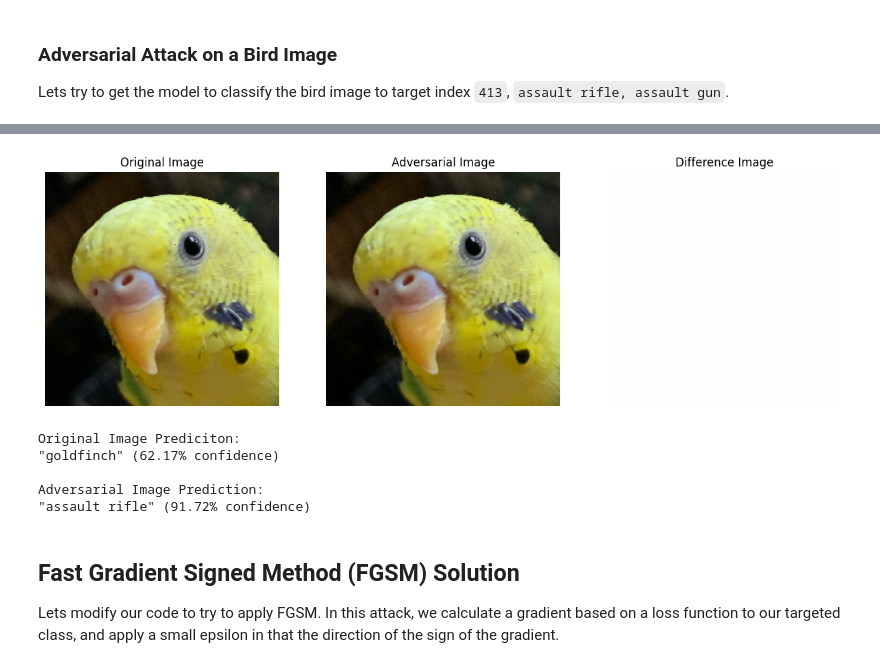
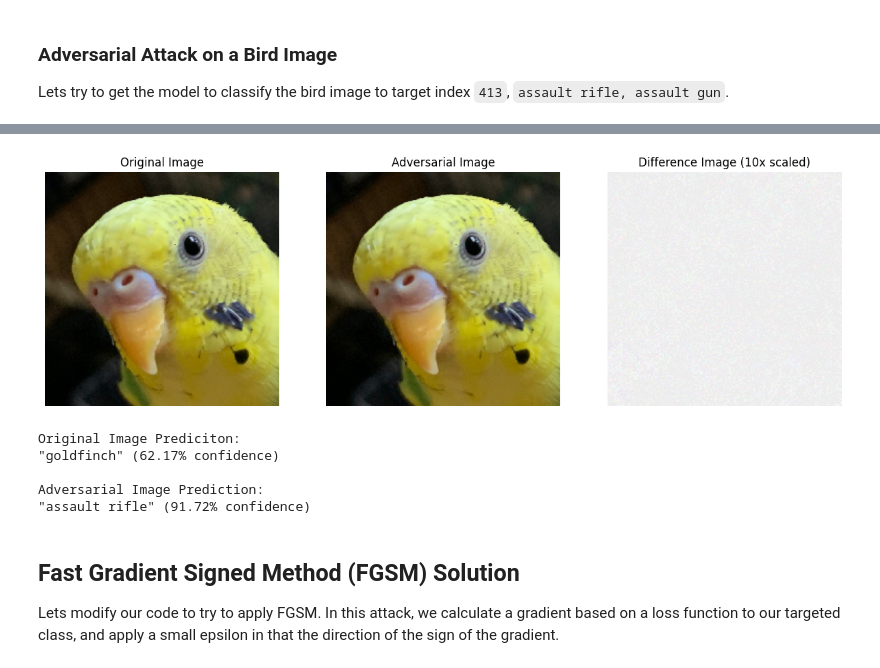
Before and after one commit to OutWrest/blog-handouts, a Jupyter notebook: exploring-attacks-1/attacks-introduction.ipynb, the cells around one changed output, grey strips where cells are left out. Drawn from its saved outputs; the diff is of its cells as text; code cells hidden in the pictures.

```diff
--- a/exploring-attacks-1/attacks-introduction.ipynb
+++ b/exploring-attacks-1/attacks-introduction.ipynb
@@ -386,26 +386,26 @@ Iter: 9  | Loss:  0.0376 | Min/Max/Mean diff: 0.00/2.00/0.66 | Pred: "assault ri
 # %%
 delta_img = np.abs(burb_img.astype(np.int32) - current_img.astype(np.int32)).astype(np.uint8)
 
 fig, ax = plt.subplots(1, 3, figsize=(15, 5))
-titles = ["Original Image", "Adversarial Image", "Difference Image"]
-images = [burb_img, current_img, ~delta_img]
+titles = ["Original Image", "Adversarial Image", "Difference Image (10x scaled)"]
+images = [burb_img, current_img, ~delta_img * 10]
 
 for i in range(3):
     ax[i].imshow(images[i])
     ax[i].set_title(titles[i])
     ax[i].axis('off')
 
 plt.show()
 
 print("Original Image Prediciton:")
 print(get_image_prediction(burb_img))
 
 print()
 
 print("Adversarial Image Prediction:")
 print(get_image_prediction(current_img))
 # %% [output]
-[figure, old version]
+[figure, new version]
 Original Image Prediciton:
 "goldfinch" (62.17% confidence)
 
```
Also changed, not shown: parts of 2 cells of this notebook, 1 other file.
